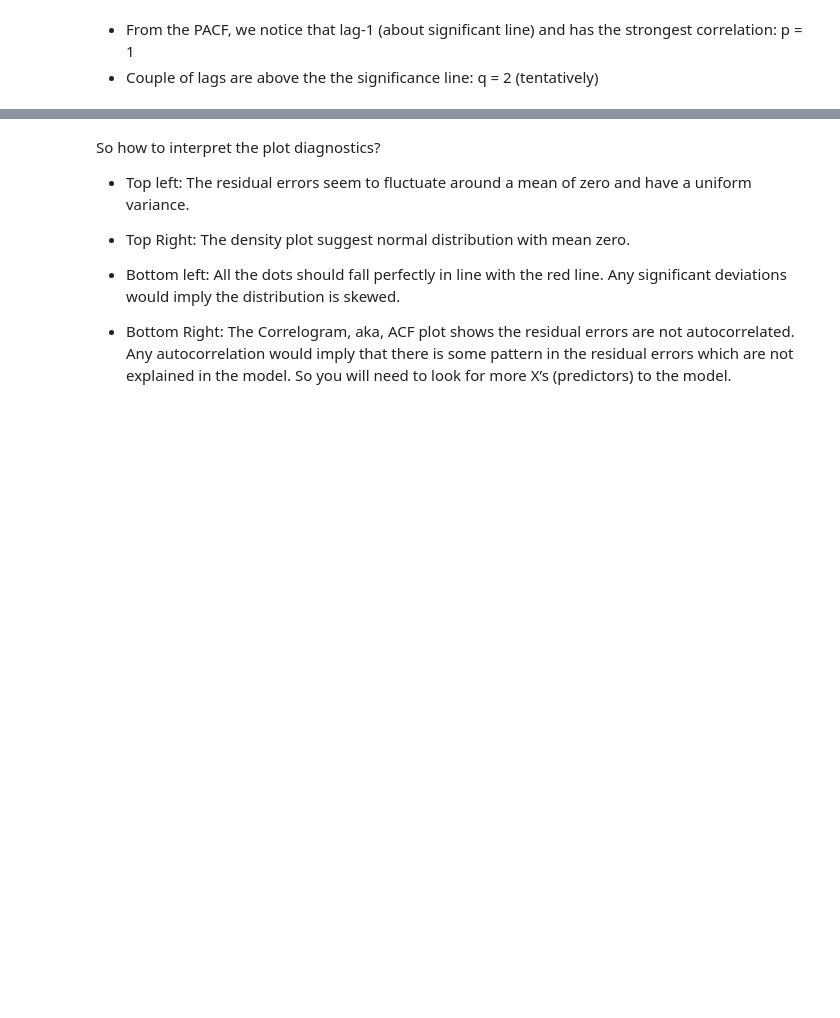
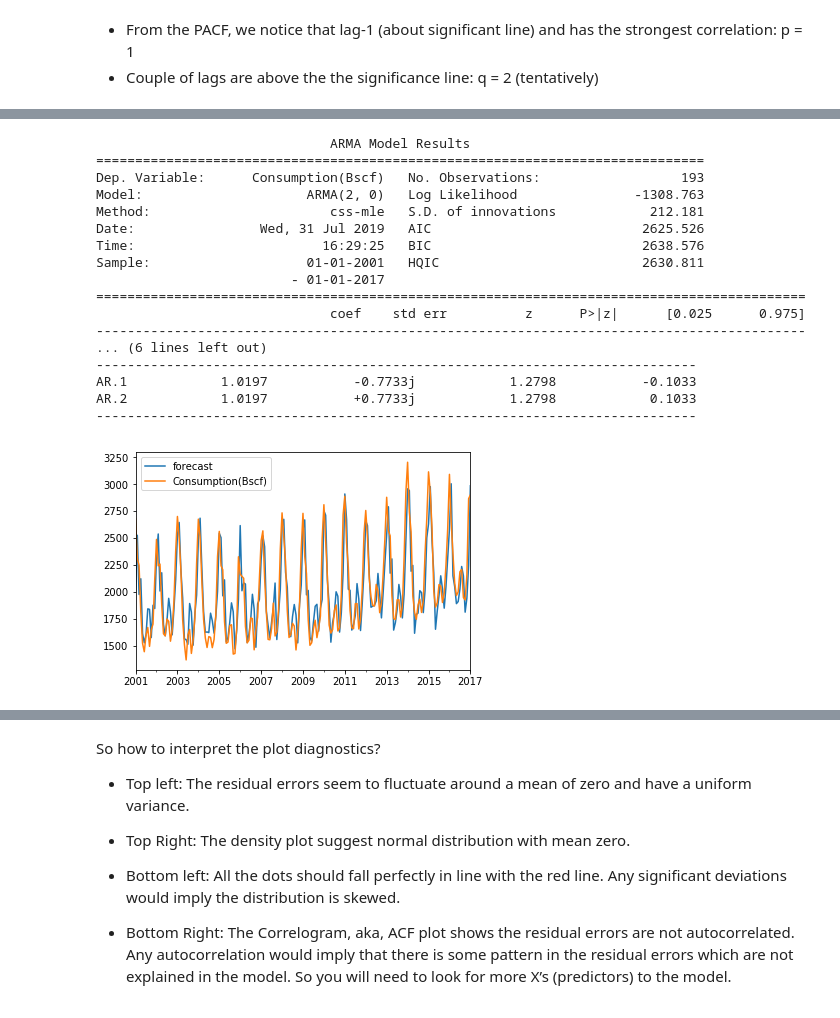
Before and after one commit to jwaliaga/NatGasDemandForcast, a Jupyter notebook: Notebooks/Wilson/DemandRegression.ipynb, the cells around one changed output, grey strips where cells are left out. Saved outputs shown, nothing was run; the diff lists cells and outputs as text; code cells hidden in the pictures; blank space fills up the shorter version.

```diff
--- a/Notebooks/Wilson/DemandRegression.ipynb
+++ b/Notebooks/Wilson/DemandRegression.ipynb
@@ -504,0 +533,30 @@ plt.show()
+# %%
+NumSta2For = 27
+
+data = df_demand["Consumption(Bscf)"][:len(df_demand)-NumSta2For]
+
+model = ARIMA(data, order=(2,0,0))
+model_fit = model.fit(disp=0)
+print(model_fit.summary())
+# Actual vs Fitted
+model_fit.plot_predict(dynamic=False)
+plt.show()
+# %% [output]
+                              ARMA Model Results
+==============================================================================
+Dep. Variable:      Consumption(Bscf)   No. Observations:                  193
+Model:                     ARMA(2, 0)   Log Likelihood               -1308.763
+Method:                       css-mle   S.D. of innovations            212.181
+Date:                Wed, 31 Jul 2019   AIC                           2625.526
+Time:                        16:29:25   BIC                           2638.576
+Sample:                    01-01-2001   HQIC                          2630.811
+                         - 01-01-2017
+===========================================================================================
+                              coef    std err          z      P>|z|      [0.025      0.975]
+-------------------------------------------------------------------------------------------
+... (6 lines left out)
+-----------------------------------------------------------------------------
+AR.1            1.0197           -0.7733j            1.2798           -0.1033
+AR.2            1.0197           +0.7733j            1.2798            0.1033
+-----------------------------------------------------------------------------
+[figure, added]
```
Also changed, not shown: parts of 20 cells of this notebook, 5 other files.
